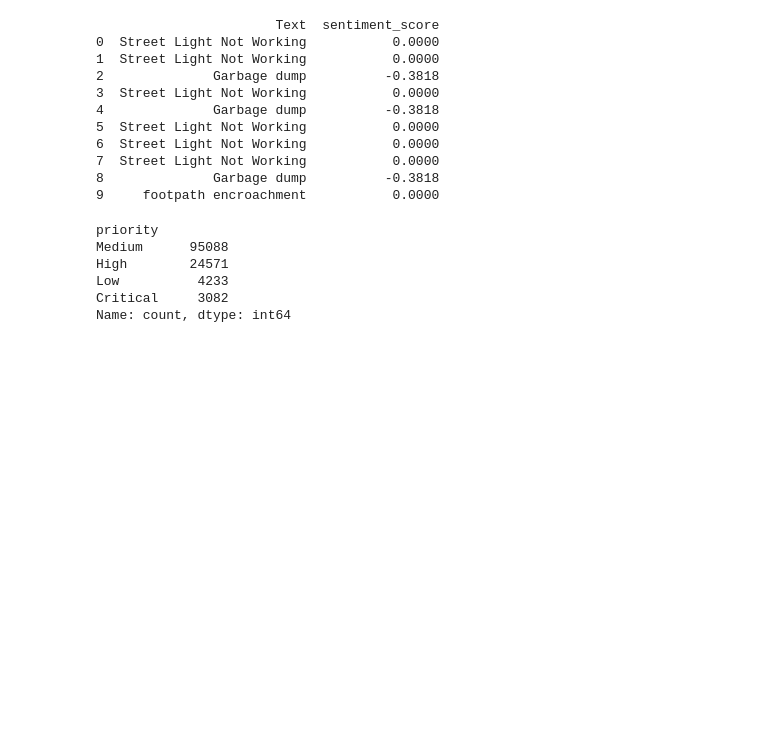
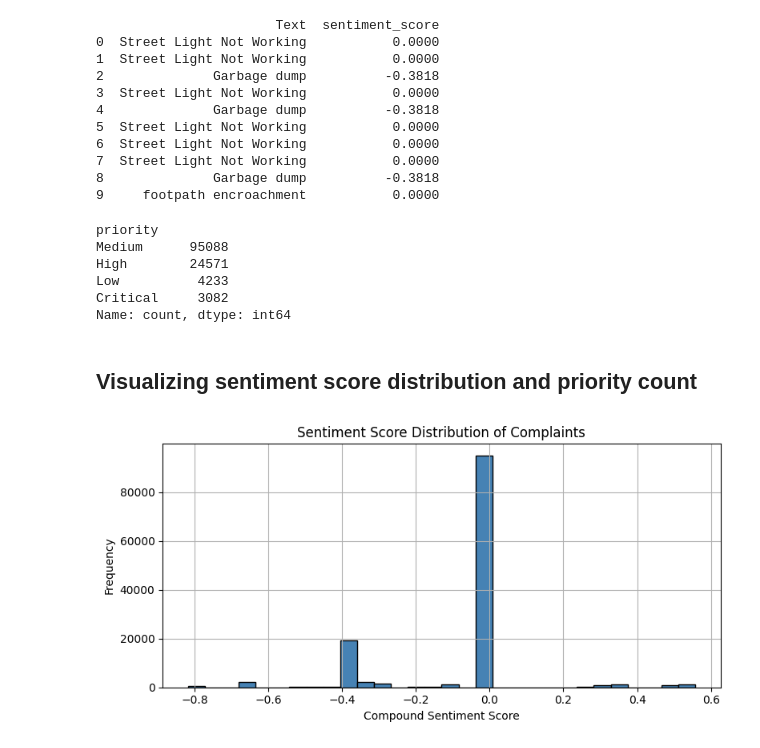
Before and after one commit to utkh-gt/grievance-nlp-system, a Jupyter notebook: notebooks/Week3_Urgency_Scoring.ipynb, the cells around one changed output. Cells and saved outputs as stored; diff of their text form; code cells hidden in the pictures; blank space fills up the shorter version.

Commit message:
Week3: Added sentiment score distribution and priority count visualizations

```diff
--- a/notebooks/Week3_Urgency_Scoring.ipynb
+++ b/notebooks/Week3_Urgency_Scoring.ipynb
@@ -65,3 +69,16 @@ High        24571
 Low          4233
 Critical     3082
 Name: count, dtype: int64
+# %% [markdown]
+## **Visualizing sentiment score distribution and priority count**
+# %%
+plt.figure(figsize=(8, 4))
+df['sentiment_score'].hist(bins=30, color='steelblue', edgecolor='black')
+plt.title('Sentiment Score Distribution of Complaints')
+plt.xlabel('Compound Sentiment Score')
+plt.ylabel('Frequency')
+plt.tight_layout()
+plt.savefig('sentiment_distribution.png')
+plt.show()
+# %% [output]
+[figure, added]
```
Also changed, not shown: parts of 2 cells of this notebook.
